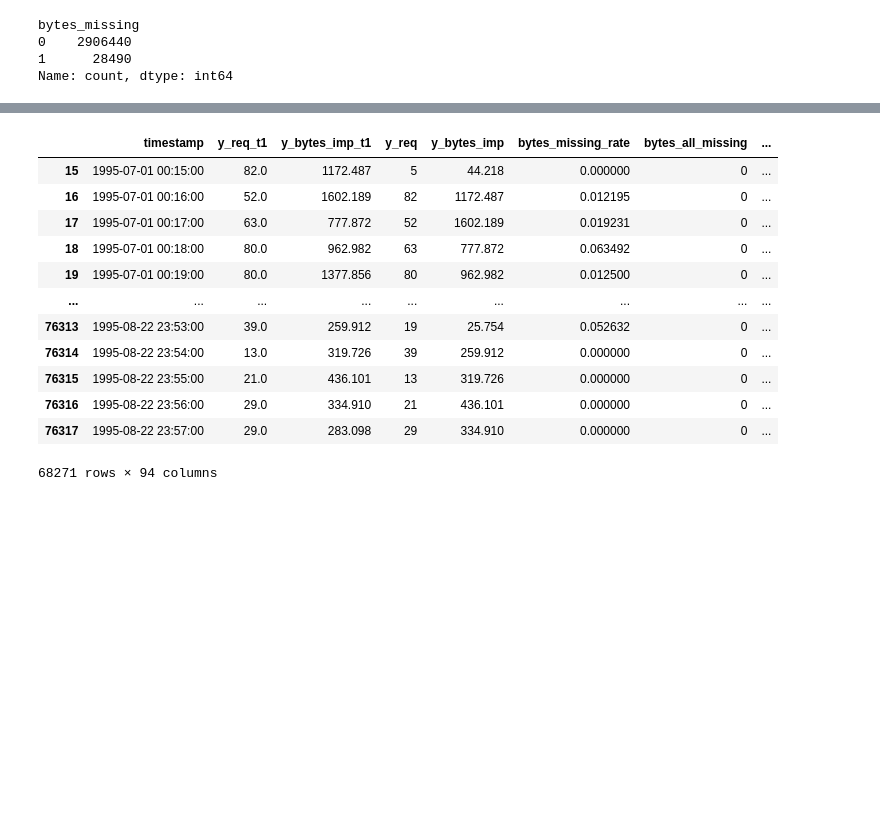
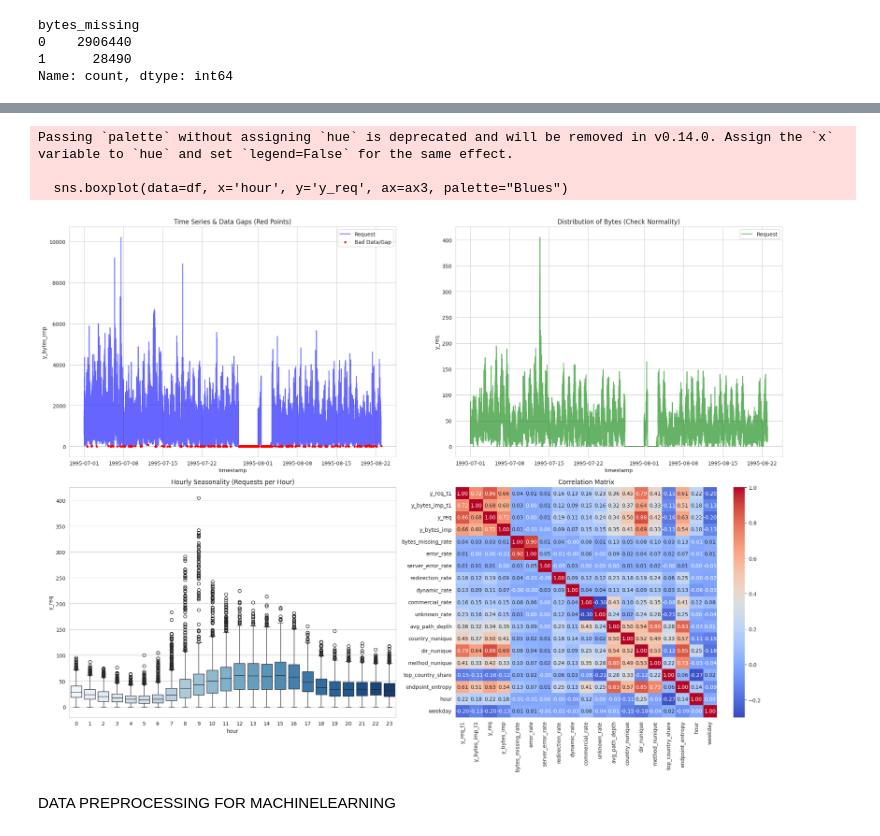
Before and after one commit to quanai06/DATAFLOW_2026_UET.EPOCH_0_AUTOSCALING_ANALYSIS, a Jupyter notebook: notebooks/aggregation_and_feature_engineering.ipynb, the cells around one changed output, grey strips where cells are left out. Saved outputs shown, nothing was run; the diff lists cells and outputs as text; code cells hidden in the pictures; blank space fills up the shorter version.

```diff
--- a/notebooks/aggregation_and_feature_engineering.ipynb
+++ b/notebooks/aggregation_and_feature_engineering.ipynb
@@ -492,4 +716,65 @@ Index(['timestamp', 'y_req_t1', 'y_bytes_imp_t1', 'y_req', 'y_bytes_imp',
        'endpoint_entropy', 'hour', 'weekday', 'is_weekend', 'sin_hour',
        'cos_hour', 'sin_weekday', 'cos_weekday', 'flag_data_gap'],
       dtype='str')
+# %%
+import matplotlib.pyplot as plt
+import seaborn as sns
+import pandas as pd
+import numpy as np
+
+
+def plot_eda(df):
+    sns.set_style("whitegrid")
+    fig = plt.figure(figsize=(20, 15))
+
+    # 1. TIME SERIES & GAPS
+    ax1 = fig.add_subplot(2, 2, 1)
+    sns.lineplot(data=df, x='timestamp', y='y_bytes_imp', ax=ax1, color='blue', label='Request', alpha=0.6)
+
+    # Tô màu vùng bị Gap hoặc Missing rate cao
+    bad_data = df[(df['flag_data_gap'] == 1) | (df['bytes_missing_rate'] > 0.2)]
+    if not bad_data.empty:
+        plt.scatter(bad_data['timestamp'], bad_data['y_req'], color='red', s=10, label='Bad Data/Gap', zorder=5)
+
+    ax1.set_title("Time Series & Data Gaps (Red Points)")
+    ax1.legend()
+
+    #  2. DISTRIBUTION (KIỂM TRA LOG)
+    ax2 = fig.add_subplot(2, 2, 2)
+    # Vẽ phân phối của Bytes (thường bị lệch nhất)
+    # Cộng 1 để tránh log(0)
+    sns.lineplot(data=df, x='timestamp', y='y_req', ax=ax2, color='green', label='Request', alpha=0.6)
+    ax2.set_title("Distribution of Bytes (Check Normality)")
+    ax2.legend()
+    # 3. SEASONALITY (BOXPLOT THEO GIỜ)
+    ax3 = fig.add_subplot(2, 2, 3)
+    sns.boxplot(data=df, x='hour', y='y_req', ax=ax3, palette="Blues")
+    ax3.set_title("Hourly Seasonality (Requests per Hour)")
+
+    #  4. CORRELATION HEATMAP)
+    ax4 = fig.add_subplot(2, 2, 4)
+    # Chọn vài cột quan trọng để xem tương quan
+    cols_to_corr = [ 'y_req_t1', 'y_bytes_imp_t1', 'y_req', 'y_bytes_imp',
+       'bytes_missing_rate', 'error_rate',
+       'server_error_rate', 'redirection_rate', 'dynamic_rate',
+       'commercial_rate', 'unknown_rate', 'avg_path_depth', 'country_nunique',
+       'dir_nunique', 'method_nunique', 'top_country_share',
+       'endpoint_entropy', 'hour', 'weekday', ]
+    corr = df[cols_to_corr].corr()
+    sns.heatmap(corr, annot=True, cmap='coolwarm', fmt=".2f", ax=ax4)
+    ax4.set_title("Correlation Matrix")
+
+    plt.tight_layout()
+    plt.show()
+
+# Gọi hàm
+# plot_eda(df)
+plot_eda(df_1m_preprocessed)
+# %% [output]
+Passing `palette` without assigning `hue` is deprecated and will be removed in v0.14.0. Assign the `x` variable to `hue` and set `legend=False` for the same effect.
+
+  sns.boxplot(data=df, x='hour', y='y_req', ax=ax3, palette="Blues")
+[figure, added]
+# %% [markdown]
+DATA PREPROCESSING FOR MACHINELEARNING
 # %%
@@ -538,16 +849,0 @@ df_15m_ml=ml_data(df_1m_preprocessed,"15m")
-# %%
-df_1m_ml
-# %% [output]
-|  | timestamp | y_req_t1 | y_bytes_imp_t1 | y_req | y_bytes_imp | bytes_missing_rate | bytes_all_missing | ... |
-| 15 | 1995-07-01 00:15:00 | 82.0 | 1172.487 | 5 | 44.218 | 0.000000 | 0 | ... |
-| 16 | 1995-07-01 00:16:00 | 52.0 | 1602.189 | 82 | 1172.487 | 0.012195 | 0 | ... |
-| 17 | 1995-07-01 00:17:00 | 63.0 | 777.872 | 52 | 1602.189 | 0.019231 | 0 | ... |
-| 18 | 1995-07-01 00:18:00 | 80.0 | 962.982 | 63 | 777.872 | 0.063492 | 0 | ... |
-| 19 | 1995-07-01 00:19:00 | 80.0 | 1377.856 | 80 | 962.982 | 0.012500 | 0 | ... |
-| ... | ... | ... | ... | ... | ... | ... | ... | ... |
-| 76313 | 1995-08-22 23:53:00 | 39.0 | 259.912 | 19 | 25.754 | 0.052632 | 0 | ... |
-| 76314 | 1995-08-22 23:54:00 | 13.0 | 319.726 | 39 | 259.912 | 0.000000 | 0 | ... |
-| 76315 | 1995-08-22 23:55:00 | 21.0 | 436.101 | 13 | 319.726 | 0.000000 | 0 | ... |
-| 76316 | 1995-08-22 23:56:00 | 29.0 | 334.910 | 21 | 436.101 | 0.000000 | 0 | ... |
-| 76317 | 1995-08-22 23:57:00 | 29.0 | 283.098 | 29 | 334.910 | 0.000000 | 0 | ... |
-68271 rows × 94 columns
```
Also changed, not shown: parts of 25 cells of this notebook.
